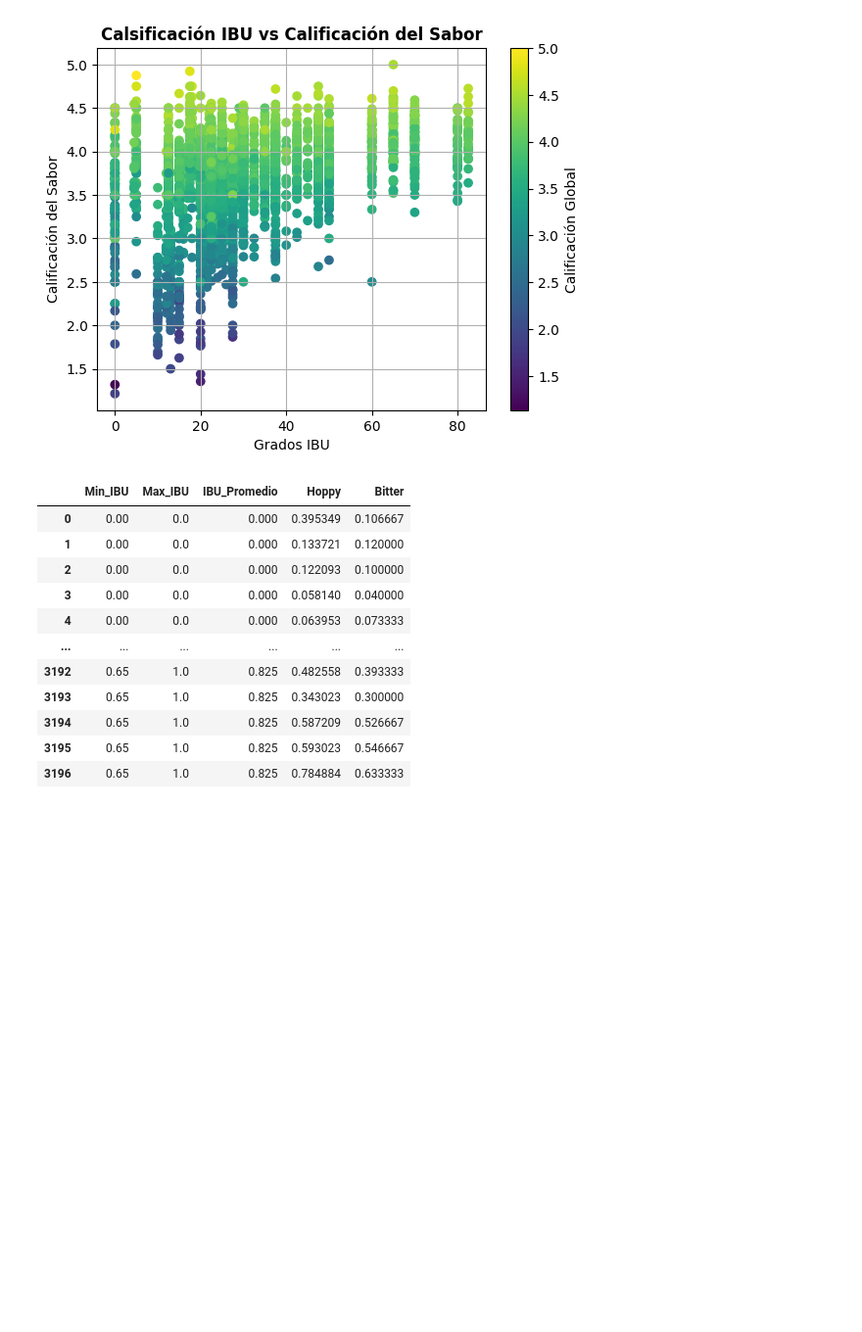
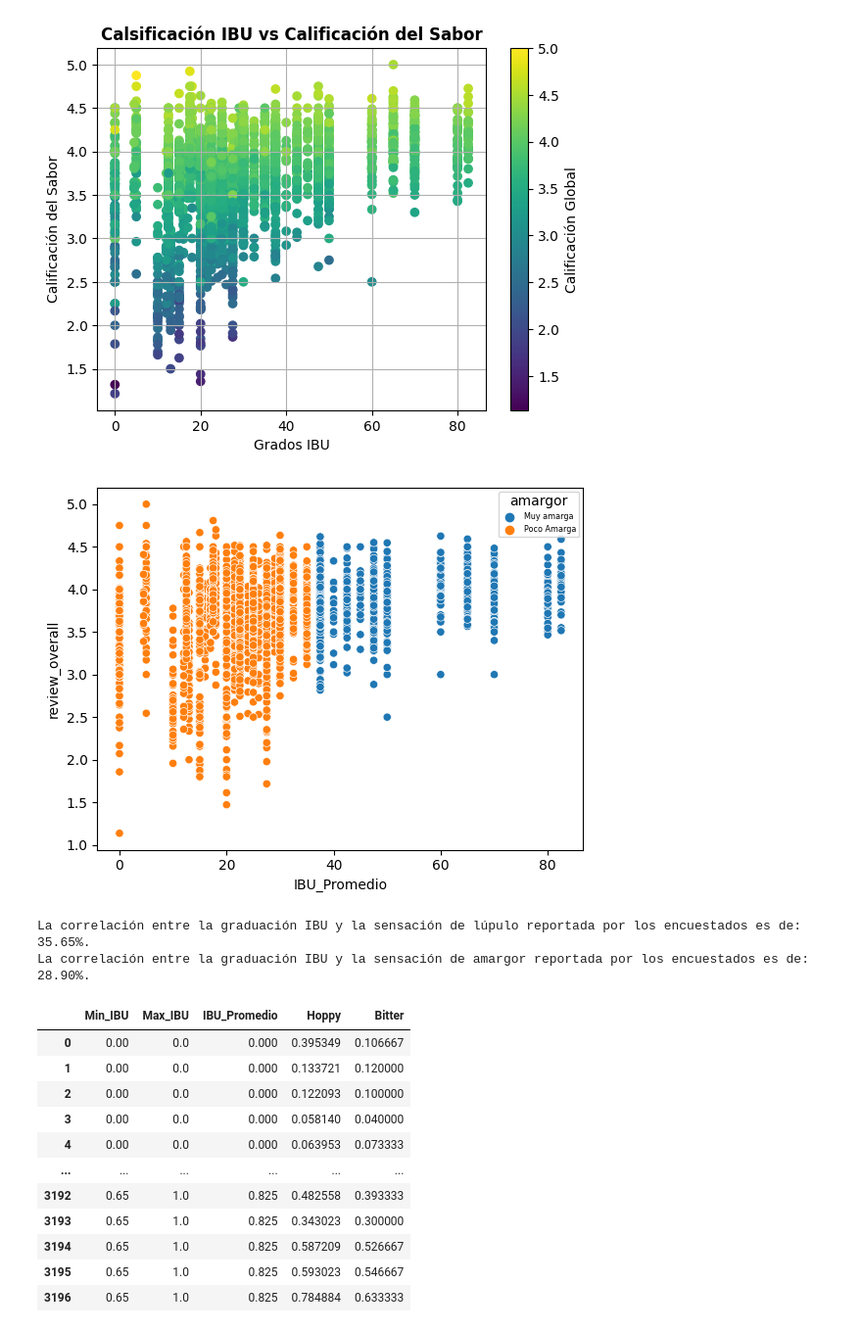
Before and after one commit to JMRRT1992/Coderhouse, a Jupyter notebook: Proyecto/Data/Raw/Entrega 3/ProyectoDS_ParteI_ReyesRetanaT.ipynb, the cells around one changed output. Shown at 98% size. Saved outputs shown, nothing was run; the diff lists cells and outputs as text; code cells hidden in the pictures; blank space fills up the shorter version.

```diff
--- a/Proyecto/Data/Raw/Entrega 3/ProyectoDS_ParteI_ReyesRetanaT.ipynb
+++ b/Proyecto/Data/Raw/Entrega 3/ProyectoDS_ParteI_ReyesRetanaT.ipynb
@@ -151,8 +151,14 @@ prom_IBU = pd.DataFrame((wrk_df[["Min IBU", "Max IBU"]].mean(axis = 1)), columns
 # Agregamos la columna IBU Promedio a nuestra copia del Data Set.
 wrk_df = pd.concat([wrk_df,prom_IBU], axis = 1)
 
+# Creamos una columna que identique las cervezas si tienen más o menos de 35 Grados IBU:
+wrk_df['amargor'] = np.where(wrk_df['IBU_Promedio'] > 35, 'Muy amarga', 'Poco Amarga')
+
 # Separando la columna Style
 wrk_df[["Style", "Secondary Style"]] = wrk_df.Style.str.split(" - ", expand = True)
+
+# Creamos una columna que identique las cervezas si tienen más o menos de 6° de alcohol:
+wrk_df['nivel_alcohol'] = np.where(wrk_df['ABV'] >= 6, 'Alto', 'Promedio')
 # %%
 wrk_df.head(3)
 # %% [output]
@@ -368,6 +387,21 @@ cbar = IBU4.colorbar(IBUsc)
 cbar.set_label('Calificación Global')
 # %% [output]
 [figure]
+# %%
+# Graficamos IBU Promedio contra Calificación Global con el distinctivo de la columna amaragor:
+cal_amargor = sns.scatterplot(data = wrk_df, x = 'IBU_Promedio', y = 'review_overall', hue = 'amargor', legend = 'brief')
+# %% [output]
+[figure, added]
+# %%
+# Calculamos la correlación entre la variable de Lúpulo (Hoppy) e IBU Promedio:
+r_ibu_taste = wrk_df['IBU_Promedio'].corr(wrk_df['review_taste'])
+r_ibu_overall = wrk_df['IBU_Promedio'].corr(wrk_df['review_overall'])
+
+print(f"La correlación entre la graduación IBU y la sensación de lúpulo reportada por los encuestados es de: {r_ibu_taste * 100 : .2f}%.")
+print(f"La correlación entre la graduación IBU y la sensación de amargor reportada por los encuestados es de: {r_ibu_overall * 100 : .2f}%.")
+# %% [output]
+La correlación entre la graduación IBU y la sensación de lúpulo reportada por los encuestados es de:  35.65%.
+La correlación entre la graduación IBU y la sensación de amargor reportada por los encuestados es de:  28.90%.
 # %%
 # Crearemos un Data Frame adicional para ordenarlo y poder realizar gráficos auxiliares que nos ayuden a mejor entender la
 # relación de los grados IBU con la sensación de los consumidores.
```
Also changed, not shown: parts of 17 cells of this notebook.
